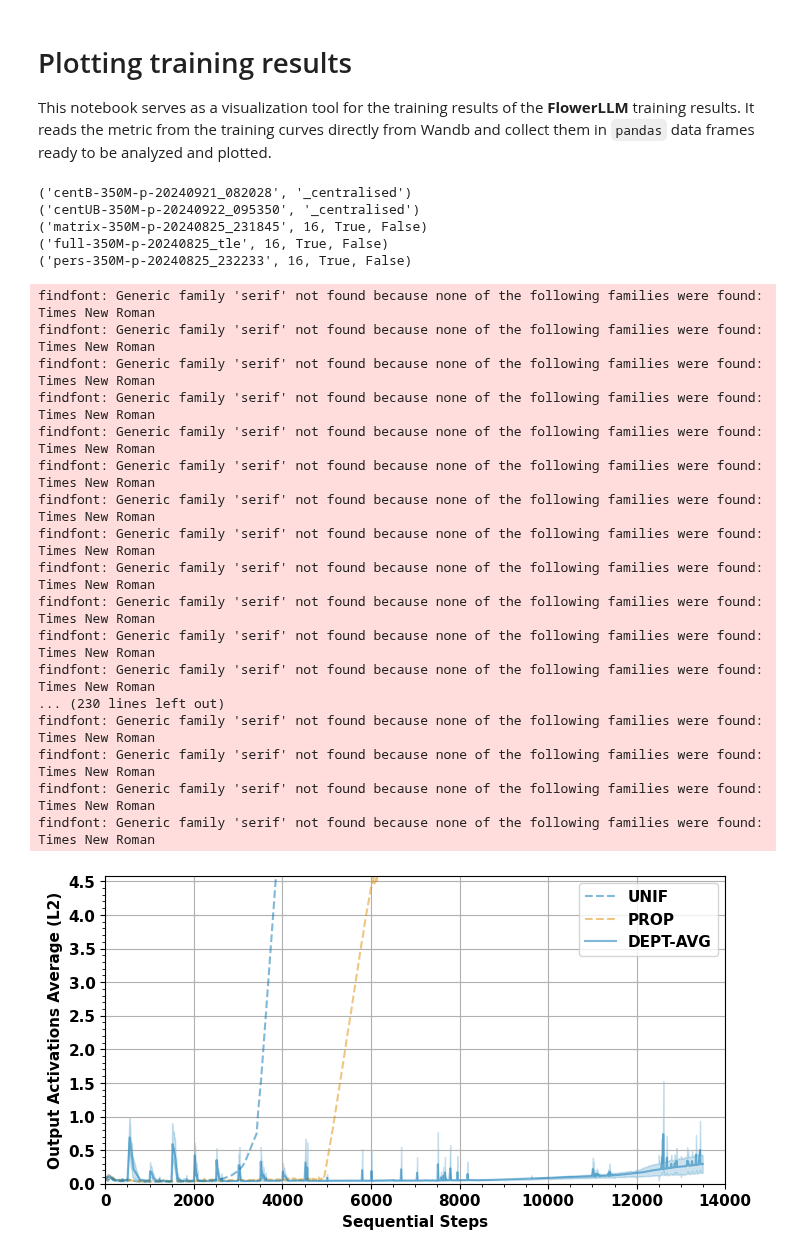
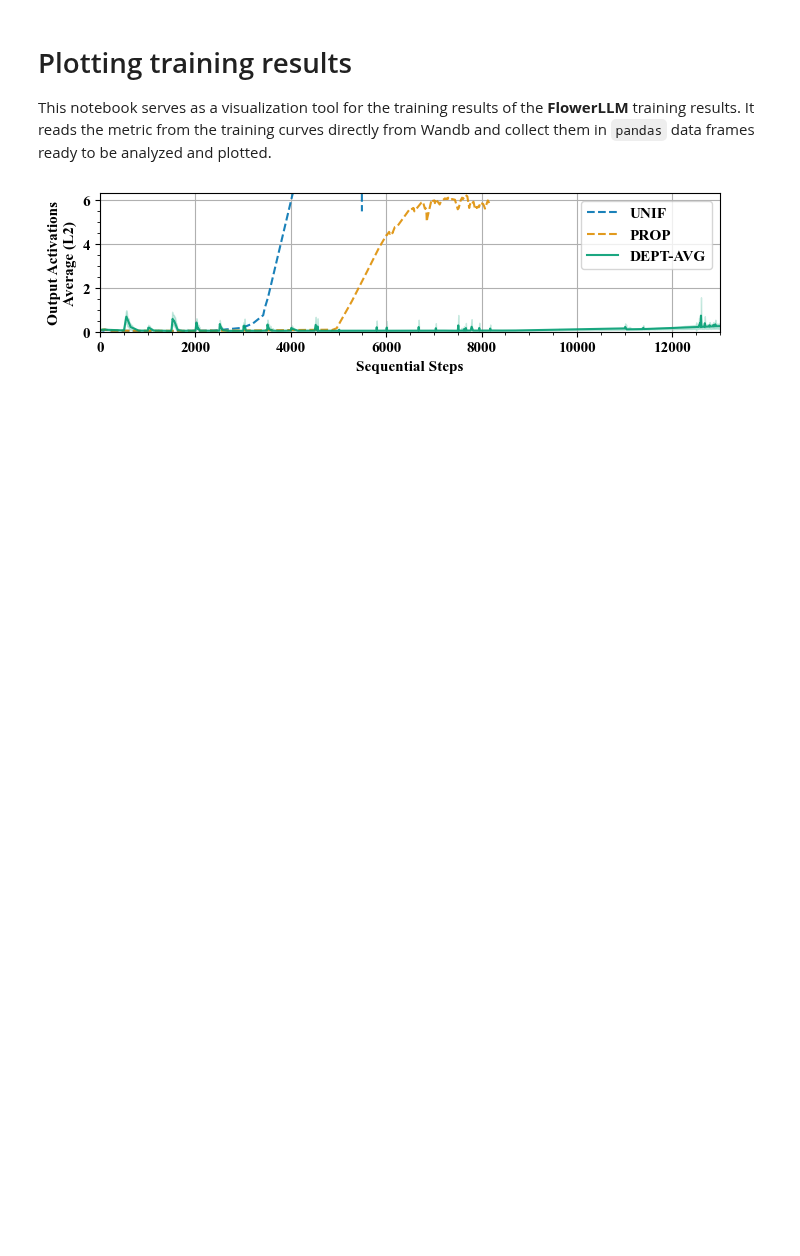
Before and after one commit to relogu/private-flower-llm, a Jupyter notebook: notebooks/mclr_plots.ipynb, the cells around one changed output. Saved outputs shown, nothing was run; the diff lists cells and outputs as text; code cells hidden in the pictures; blank space fills up the shorter version.

Commit message:
add dept plotting

```diff
--- a/notebooks/mclr_plots.ipynb
+++ b/notebooks/mclr_plots.ipynb
@@ -132,6 +133,11 @@ run_id_dict = {
     "cen-partial-125M-4_64": [
         ("centralised-125M-20240510_095447_client_0", CentSuffix.CLIENT_0)
     ],
+    "matrix-125M-20240823-tle": [("matrix-125M-20240823-tle", 16, True, False)],
+    "full-125M-20240823_125915": [("full-125M-20240823_125915", 16, True, False)],
+    "centB-125M-20240907_115804": [
+        ("centB-125M-20240907_115804", CentSuffix.CENTRALIZED.value)
+    ],
 }
 # %%
 # Server metrics columns
@@ -467,11 +474,13 @@ def plot_federated_runs_activations(
     x_lim: tuple[float, float] | None = None,
     y_lim: dict[str, float] | None = None,
     legend_kwargs: dict[str, Any] | None = None,
+    figsize: tuple[int, int] = (8, 4),
 ) -> None:
     """Plot the metrics from a single federated run."""
 
-    plt.figure(figsize=(8, 4))
+    plt.figure(figsize=figsize)
 
+    i, j = 0, 0
     if centralized_data_frames is not None and centralized_data_names is not None:
         for i, centralized_data_frame in enumerate(centralized_data_frames):
             # Sort `centralized_data_frame` by `_step`
@@ -490,22 +499,22 @@ def plot_federated_runs_activations(
                 x="_step",
                 y="activations/average/max/full_model_output",
                 label=centralized_data_names[i],
-                alpha=0.5,
+                alpha=0.9,
                 color=color_palette[i],
                 linestyle=line_styles[1],
             )
 
     if clients_data_frames is not None and client_data_names is not None:
-        for i, client_data_frame in enumerate(clients_data_frames):
+        for j, client_data_frame in enumerate(clients_data_frames):
             tmp_client_data_frame = client_data_frame.sort_values(by="_step")
             tmp_client_data_frame = tmp_client_data_frame.reset_index(drop=True)
             sns.lineplot(
                 data=tmp_client_data_frame,
                 x="_step",
                 y="activations/average/max/full_model_output",
-                label=client_data_names[i],
-                alpha=0.5,
-                color=color_palette[i],
+                label=client_data_names[j],
+                alpha=0.9,
+                color=color_palette[j + i + 1],
                 linestyle=line_styles[0],
             )
 
@@ -544,11 +553,13 @@ def plot_federated_runs_l2_norms(
     x_lim: tuple[float, float] | None = None,
     y_lim: dict[str, float] | None = None,
     legend_kwargs: dict[str, Any] | None = None,
+    figsize: tuple[int, int] = (8, 4),
 ) -> None:
     """Plot the metrics from a single federated run."""
 
-    plt.figure(figsize=(8, 4))
+    plt.figure(figsize=figsize)
 
+    i, j = 0, 0
     if centralized_data_frames is not None and centralized_data_names is not None:
         for i, centralized_data_frame in enumerate(centralized_data_frames):
             # Sort `centralized_data_frame` by `_step`
@@ -567,22 +578,22 @@ def plot_federated_runs_l2_norms(
                 x="_step",
                 y="l2_norm/param/global",
                 label=centralized_data_names[i],
-                alpha=0.5,
+                alpha=0.9,
                 color=color_palette[i],
                 linestyle=line_styles[1],
             )
 
     if clients_data_frames is not None and client_data_names is not None:
-        for i, client_data_frame in enumerate(clients_data_frames):
+        for j, client_data_frame in enumerate(clients_data_frames):
             tmp_client_data_frame = client_data_frame.sort_values(by="_step")
             tmp_client_data_frame = tmp_client_data_frame.reset_index(drop=True)
             sns.lineplot(
                 data=tmp_client_data_frame,
                 x="_step",
                 y="l2_norm/param/global",
-                label=client_data_names[i],
-                alpha=0.5,
-                color=color_palette[i],
+                label=client_data_names[j],
+                alpha=0.9,
+                color=color_palette[j + i + 1],
                 linestyle=line_styles[0],
             )
 
@@ -944,58 +1071,38 @@ except FileNotFoundError:
         centralized_df.to_pickle(f"centralized_{i}_{df_name}.pkl")
     for record_name in mclr_fed:
         record = run_id_dict[record_name][0]
         print(record)
         data_frames = download_metrics(record[0], record[1])
         server_data_frame, clients_data_frame = data_frames[0], data_frames[1]
         server_df_list.append(server_data_frame)
         clients_df_list.append(clients_data_frame)
     for i, client_df in enumerate(clients_df_list):
         client_df.to_pickle(f"clients_{i}_{df_name}.pkl")
     for i, server_df in enumerate(server_df_list):
         server_df.to_pickle(f"server_{i}_{df_name}.pkl")
 
 clients_data_frame = pd.concat(clients_df_list)
 
 plot_federated_runs_activations(
     [clients_data_frame],
     ["DEPT-AVG"],
     centralized_df_list,
-    [r"UNIFORM (UNIF)", r"PROPORTIONAL (PROP)"],
+    [r"UNIF", r"PROP"],
     f"{file_name}_act.pdf",
-    x_lim=(0, 14000),
+    x_lim=(0, 13000),
     y_lim={"bottom": 0, "top": 4.5},
+    figsize=(8, 1.8),
 )
 
 plot_federated_runs_l2_norms(
     [clients_data_frame],
     ["DEPT-AVG"],
     centralized_df_list,
-    [r"UNIFORM (UNIF)", r"PROPORTIONAL (PROP)"],
+    [r"UNIF", r"PROP"],
     f"{file_name}_l2_norms.pdf",
-    x_lim=(0, 14000),
-    y_lim={"bottom": 600, "top": 900},
+    x_lim=(0, 13000),
+    y_lim={"bottom": 700, "top": 850},
+    figsize=(8, 1.8),
 )
 # %% [output]
-('centB-350M-p-20240921_082028', '_centralised')
-('centUB-350M-p-20240922_095350', '_centralised')
-('matrix-350M-p-20240825_231845', 16, True, False)
-('full-350M-p-20240825_tle', 16, True, False)
-('pers-350M-p-20240825_232233', 16, True, False)
-findfont: Generic family 'serif' not found because none of the following families were found: Times New Roman
-findfont: Generic family 'serif' not found because none of the following families were found: Times New Roman
-findfont: Generic family 'serif' not found because none of the following families were found: Times New Roman
-findfont: Generic family 'serif' not found because none of the following families were found: Times New Roman
-findfont: Generic family 'serif' not found because none of the following families were found: Times New Roman
-findfont: Generic family 'serif' not found because none of the following families were found: Times New Roman
-findfont: Generic family 'serif' not found because none of the following families were found: Times New Roman
-findfont: Generic family 'serif' not found because none of the following families were found: Times New Roman
-findfont: Generic family 'serif' not found because none of the following families were found: Times New Roman
-findfont: Generic family 'serif' not found because none of the following families were found: Times New Roman
-findfont: Generic family 'serif' not found because none of the following families were found: Times New Roman
-findfont: Generic family 'serif' not found because none of the following families were found: Times New Roman
-... (230 lines left out)
-findfont: Generic family 'serif' not found because none of the following families were found: Times New Roman
-findfont: Generic family 'serif' not found because none of the following families were found: Times New Roman
-findfont: Generic family 'serif' not found because none of the following families were found: Times New Roman
-findfont: Generic family 'serif' not found because none of the following families were found: Times New Roman
-[figure, old version]
+[figure, new version]
```
Also changed, not shown: parts of 14 cells of this notebook, 2 other files.
